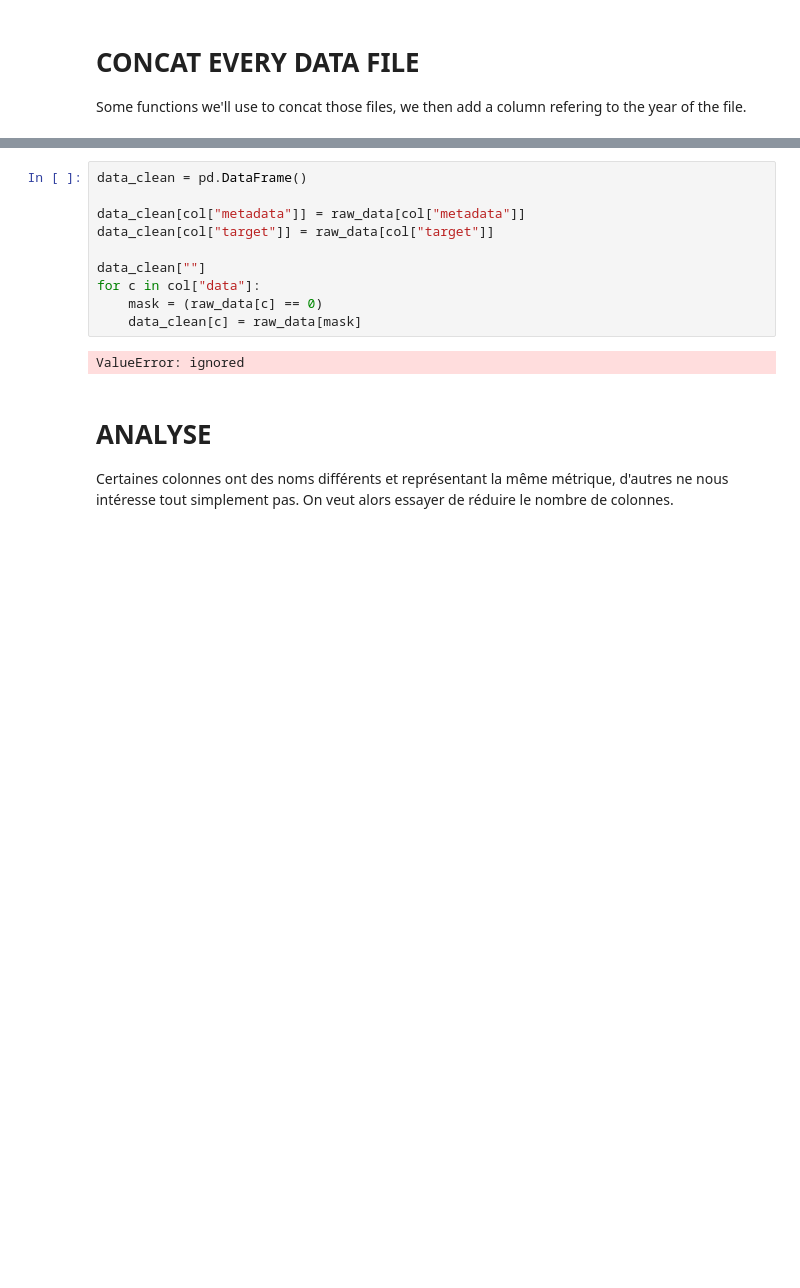
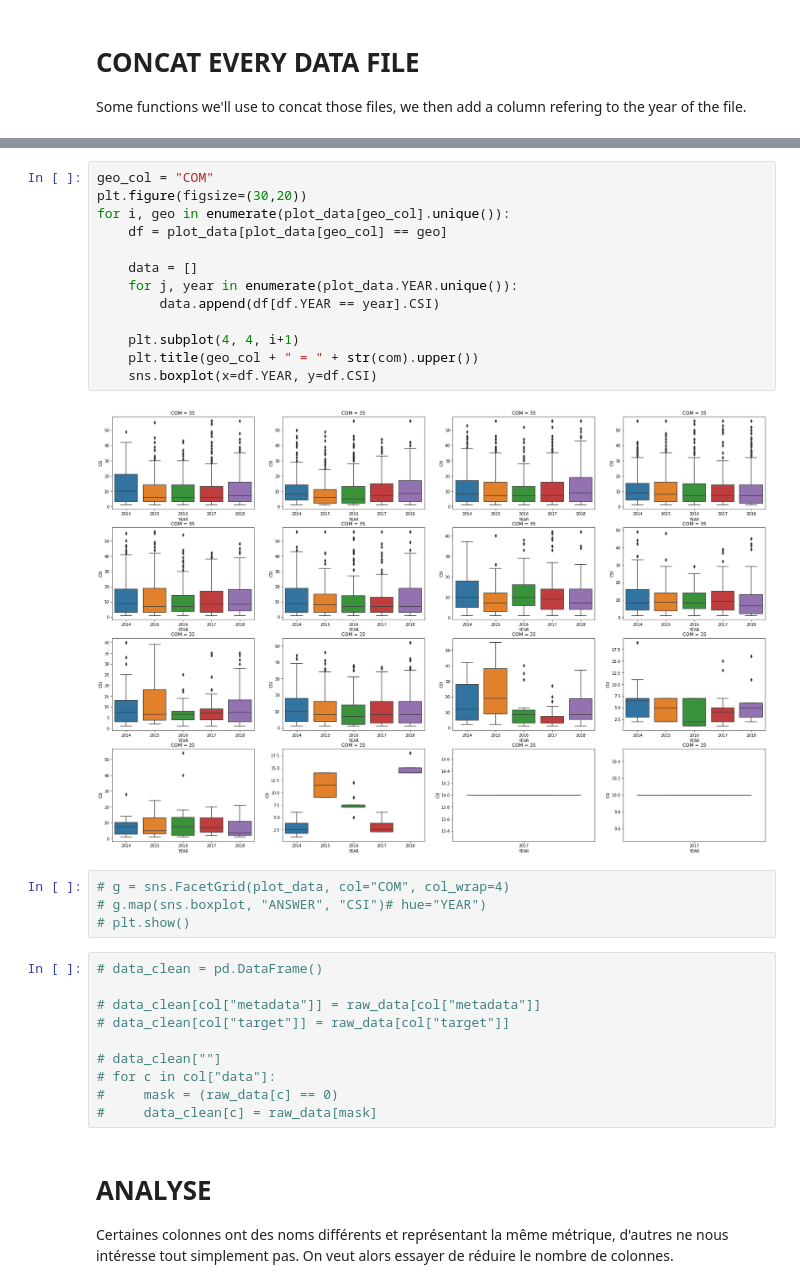
Before and after one commit to moulikatou/Ter_securite_Alimentaire_Miashs, a Jupyter notebook: notebooks/ter.ipynb, the cells around one changed output, grey strips where cells are left out. Saved outputs shown, nothing was run; the diff lists cells and outputs as text; blank space fills up the shorter version.

```diff
--- a/notebooks/ter.ipynb
+++ b/notebooks/ter.ipynb
@@ -350,15 +284,32 @@ plt.show()
+# %%
+geo_col = "COM"
+plt.figure(figsize=(30,20))
+for i, geo in enumerate(plot_data[geo_col].unique()):
+    df = plot_data[plot_data[geo_col] == geo]
+
+    data = []
+    for j, year in enumerate(plot_data.YEAR.unique()):
+        data.append(df[df.YEAR == year].CSI)
+
+    plt.subplot(4, 4, i+1)
+    plt.title(geo_col + " = " + str(com).upper())
+    sns.boxplot(x=df.YEAR, y=df.CSI)
+# %% [output]
+[figure, added]
+# %%
+# g = sns.FacetGrid(plot_data, col="COM", col_wrap=4)
+# g.map(sns.boxplot, "ANSWER", "CSI")# hue="YEAR")
+# plt.show()
 # %%
-data_clean = pd.DataFrame()
+# data_clean = pd.DataFrame()
 
-data_clean[col["metadata"]] = raw_data[col["metadata"]]
-data_clean[col["target"]] = raw_data[col["target"]]
+# data_clean[col["metadata"]] = raw_data[col["metadata"]]
+# data_clean[col["target"]] = raw_data[col["target"]]
 
-data_clean[""]
-for c in col["data"]:
-    mask = (raw_data[c] == 0)
-    data_clean[c] = raw_data[mask]
+# data_clean[""]
+# for c in col["data"]:
+#     mask = (raw_data[c] == 0)
+#     data_clean[c] = raw_data[mask]
-# %% [output]
-ValueError: ignored
 # %% [markdown]
 # ANALYSE
 
```
Also changed, not shown: parts of 19 cells of this notebook.
